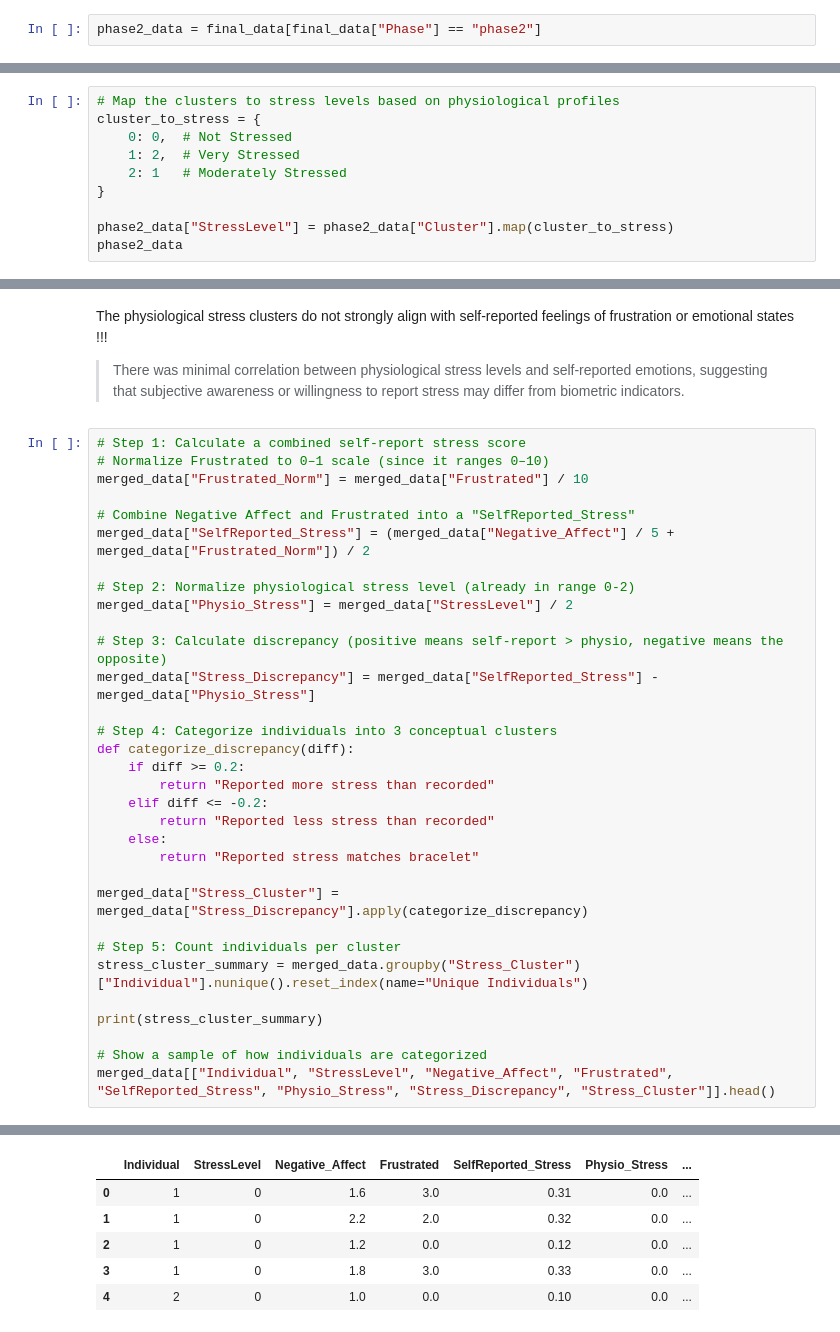
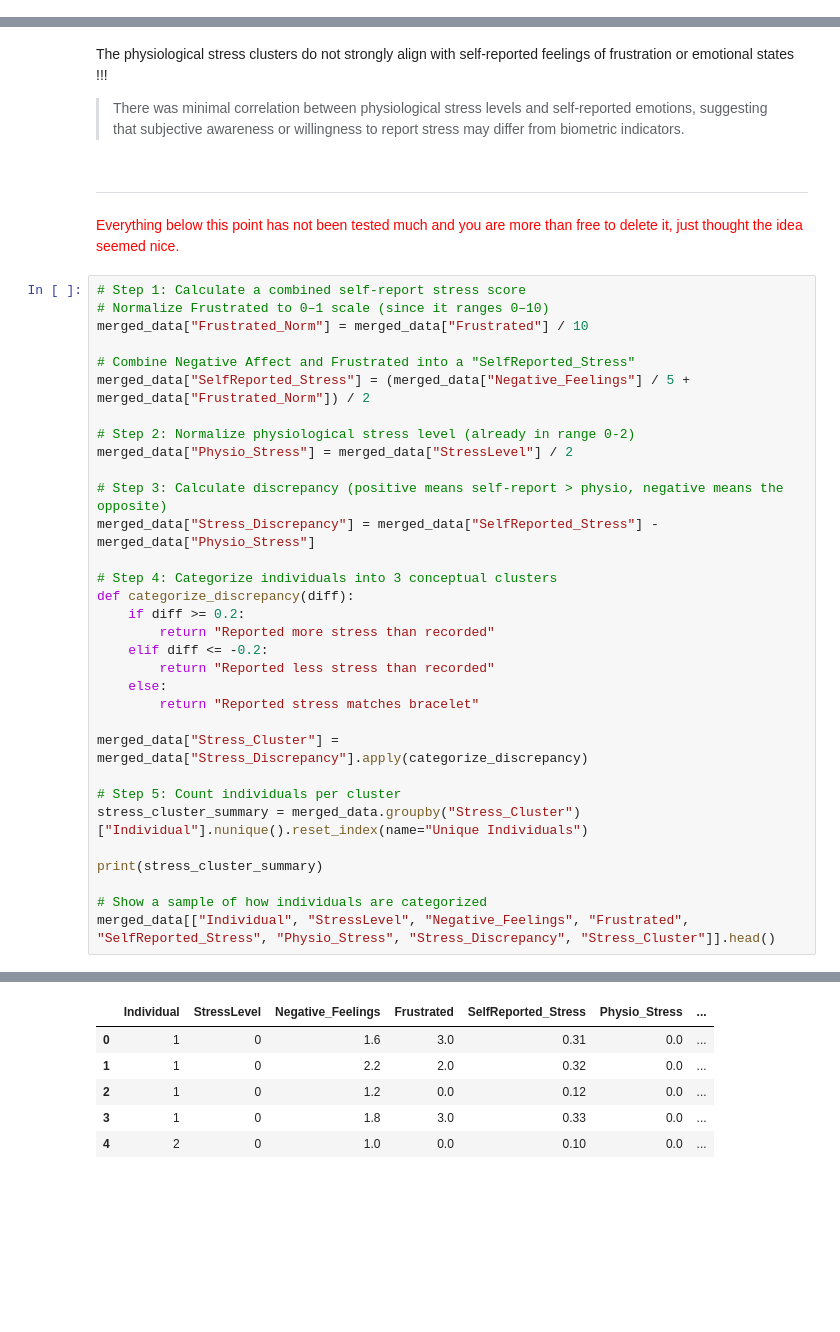
Before and after one commit to raquelmdtum/CDA-case2, a Jupyter notebook: group16_case2.ipynb, the cells around one changed output, grey strips where cells are left out. Saved outputs shown, nothing was run; the diff lists cells and outputs as text; blank space fills up the shorter version.

```diff
--- a/group16_case2.ipynb
+++ b/group16_case2.ipynb
@@ -271,2 +247,0 @@ standardized_data.head()
-# %%
-phase2_data = final_data[final_data["Phase"] == "phase2"]
@@ -366,10 +382,0 @@ TEMP_TD_std        0.092697      0.091344     0.063770
-# %%
-# Map the clusters to stress levels based on physiological profiles
-cluster_to_stress = {
-    0: 0,  # Not Stressed
-    1: 2,  # Very Stressed
-    2: 1   # Moderately Stressed
-}
-
-phase2_data["StressLevel"] = phase2_data["Cluster"].map(cluster_to_stress)
-phase2_data
@@ -450,44 +574,48 @@ plt.show()
 The physiological stress clusters do not strongly align with self-reported feelings of frustration or emotional states !!!
 
 > There was minimal correlation between physiological stress levels and self-reported emotions, suggesting that subjective awareness or willingness to report stress may differ from biometric indicators.
+# %% [markdown]
+_________
+# %% [markdown]
+<span style="color:red">Everything below this point has not been tested much and you are more than free to delete it, just thought the idea seemed nice.</span>
 # %%
 # Step 1: Calculate a combined self-report stress score
 # Normalize Frustrated to 0–1 scale (since it ranges 0–10)
 merged_data["Frustrated_Norm"] = merged_data["Frustrated"] / 10
 
 # Combine Negative Affect and Frustrated into a "SelfReported_Stress"
-merged_data["SelfReported_Stress"] = (merged_data["Negative_Affect"] / 5 + merged_data["Frustrated_Norm"]) / 2
+merged_data["SelfReported_Stress"] = (merged_data["Negative_Feelings"] / 5 + merged_data["Frustrated_Norm"]) / 2
 
 # Step 2: Normalize physiological stress level (already in range 0-2)
 merged_data["Physio_Stress"] = merged_data["StressLevel"] / 2
 
 # Step 3: Calculate discrepancy (positive means self-report > physio, negative means the opposite)
 merged_data["Stress_Discrepancy"] = merged_data["SelfReported_Stress"] - merged_data["Physio_Stress"]
 
 # Step 4: Categorize individuals into 3 conceptual clusters
 def categorize_discrepancy(diff):
     if diff >= 0.2:
         return "Reported more stress than recorded"
     elif diff <= -0.2:
         return "Reported less stress than recorded"
     else:
         return "Reported stress matches bracelet"
 
 merged_data["Stress_Cluster"] = merged_data["Stress_Discrepancy"].apply(categorize_discrepancy)
 
 # Step 5: Count individuals per cluster
 stress_cluster_summary = merged_data.groupby("Stress_Cluster")["Individual"].nunique().reset_index(name="Unique Individuals")
 
 print(stress_cluster_summary)
 
 # Show a sample of how individuals are categorized
-merged_data[["Individual", "StressLevel", "Negative_Affect", "Frustrated", "SelfReported_Stress", "Physio_Stress", "Stress_Discrepancy", "Stress_Cluster"]].head()
+merged_data[["Individual", "StressLevel", "Negative_Feelings", "Frustrated", "SelfReported_Stress", "Physio_Stress", "Stress_Discrepancy", "Stress_Cluster"]].head()
 # %% [output]
                        Stress_Cluster  Unique Individuals
 0  Reported less stress than recorded                   9
 1  Reported more stress than recorded                  19
 2    Reported stress matches bracelet                  15
-|  | Individual | StressLevel | Negative_Affect | Frustrated | SelfReported_Stress | Physio_Stress | ... |
+|  | Individual | StressLevel | Negative_Feelings | Frustrated | SelfReported_Stress | Physio_Stress | ... |
 | 0 | 1 | 0 | 1.6 | 3.0 | 0.31 | 0.0 | ... |
 | 1 | 1 | 0 | 2.2 | 2.0 | 0.32 | 0.0 | ... |
 | 2 | 1 | 0 | 1.2 | 0.0 | 0.12 | 0.0 | ... |
```
Also changed, not shown: parts of 39 cells of this notebook.
